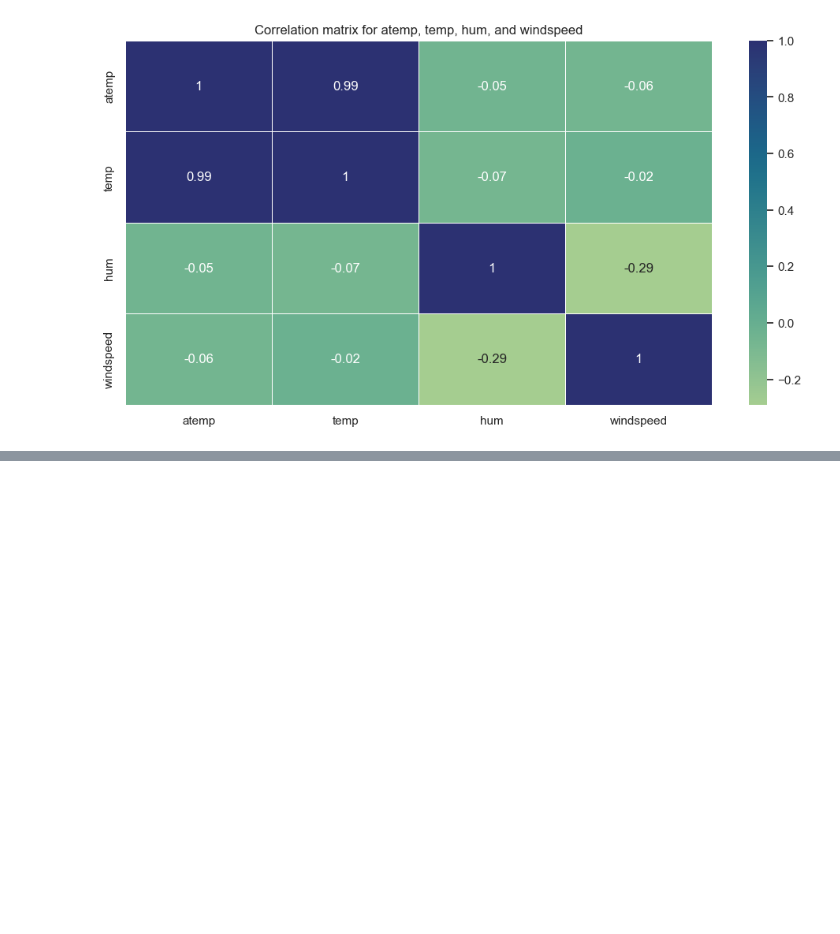
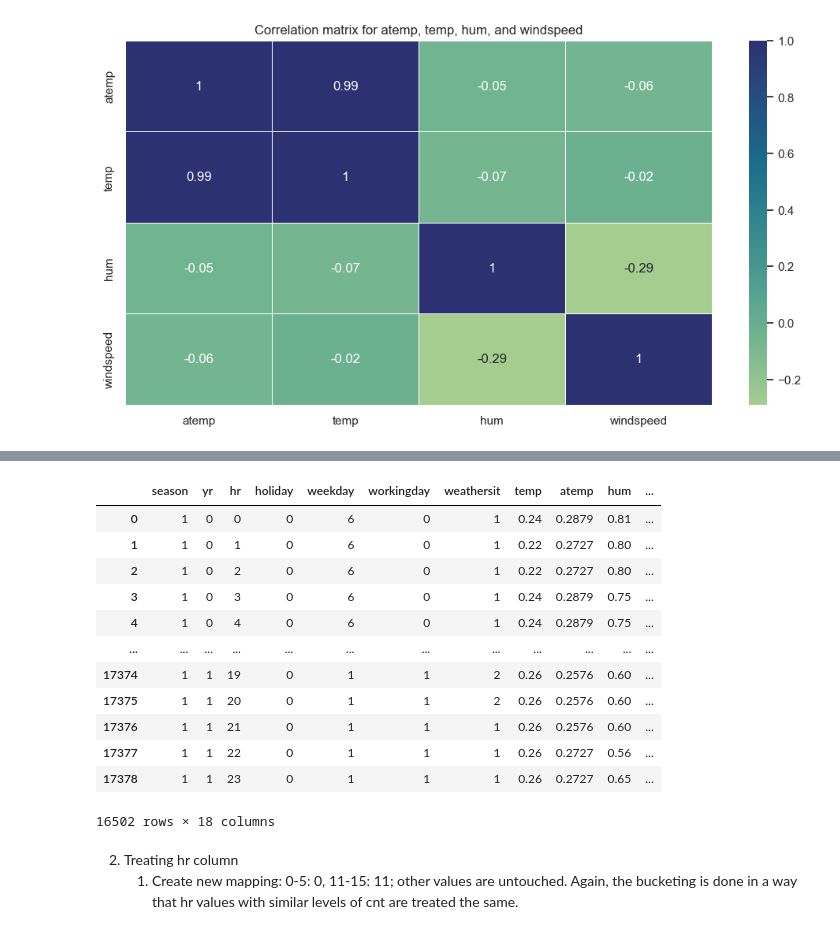
Before and after one commit to mungekarkiran/Bike_Sharing_Demand_Prediction, a Jupyter notebook: Research/Bike_Sharing_Demand_Prediction.ipynb, the cells around one changed output, grey strips where cells are left out. Drawn from its saved outputs; the diff is of its cells as text; code cells hidden in the pictures; blank space fills up the shorter version.

```diff
--- a/Research/Bike_Sharing_Demand_Prediction.ipynb
+++ b/Research/Bike_Sharing_Demand_Prediction.ipynb
@@ -359,0 +361,3 @@ A few key considerations for the preprocessing:
+# %%
+inp2['mnth'][inp2['mnth'].isin([5, 6, 7, 8, 9, 10])] = 5
+inp2['mnth'].unique()
@@ -359,0 +370,20 @@ A few key considerations for the preprocessing:
+# %%
+inp2 = pd.get_dummies(inp2, columns=['mnth'], drop_first=True)
+inp2
+# %% [output]
+|  | season | yr | hr | holiday | weekday | workingday | weathersit | temp | atemp | hum | ... |
+| 0 | 1 | 0 | 0 | 0 | 6 | 0 | 1 | 0.24 | 0.2879 | 0.81 | ... |
+| 1 | 1 | 0 | 1 | 0 | 6 | 0 | 1 | 0.22 | 0.2727 | 0.80 | ... |
+| 2 | 1 | 0 | 2 | 0 | 6 | 0 | 1 | 0.22 | 0.2727 | 0.80 | ... |
+| 3 | 1 | 0 | 3 | 0 | 6 | 0 | 1 | 0.24 | 0.2879 | 0.75 | ... |
+| 4 | 1 | 0 | 4 | 0 | 6 | 0 | 1 | 0.24 | 0.2879 | 0.75 | ... |
+| ... | ... | ... | ... | ... | ... | ... | ... | ... | ... | ... | ... |
+| 17374 | 1 | 1 | 19 | 0 | 1 | 1 | 2 | 0.26 | 0.2576 | 0.60 | ... |
+| 17375 | 1 | 1 | 20 | 0 | 1 | 1 | 2 | 0.26 | 0.2576 | 0.60 | ... |
+| 17376 | 1 | 1 | 21 | 0 | 1 | 1 | 1 | 0.26 | 0.2576 | 0.60 | ... |
+| 17377 | 1 | 1 | 22 | 0 | 1 | 1 | 1 | 0.26 | 0.2727 | 0.56 | ... |
+| 17378 | 1 | 1 | 23 | 0 | 1 | 1 | 1 | 0.26 | 0.2727 | 0.65 | ... |
+16502 rows × 18 columns
+# %% [markdown]
+2.	Treating hr column
+	1.	Create new mapping: 0-5: 0, 11-15: 11; other values are untouched. Again, the bucketing is done in a way that hr values with similar levels of cnt are treated the same.
```
Also changed, not shown: parts of 15 cells of this notebook.
